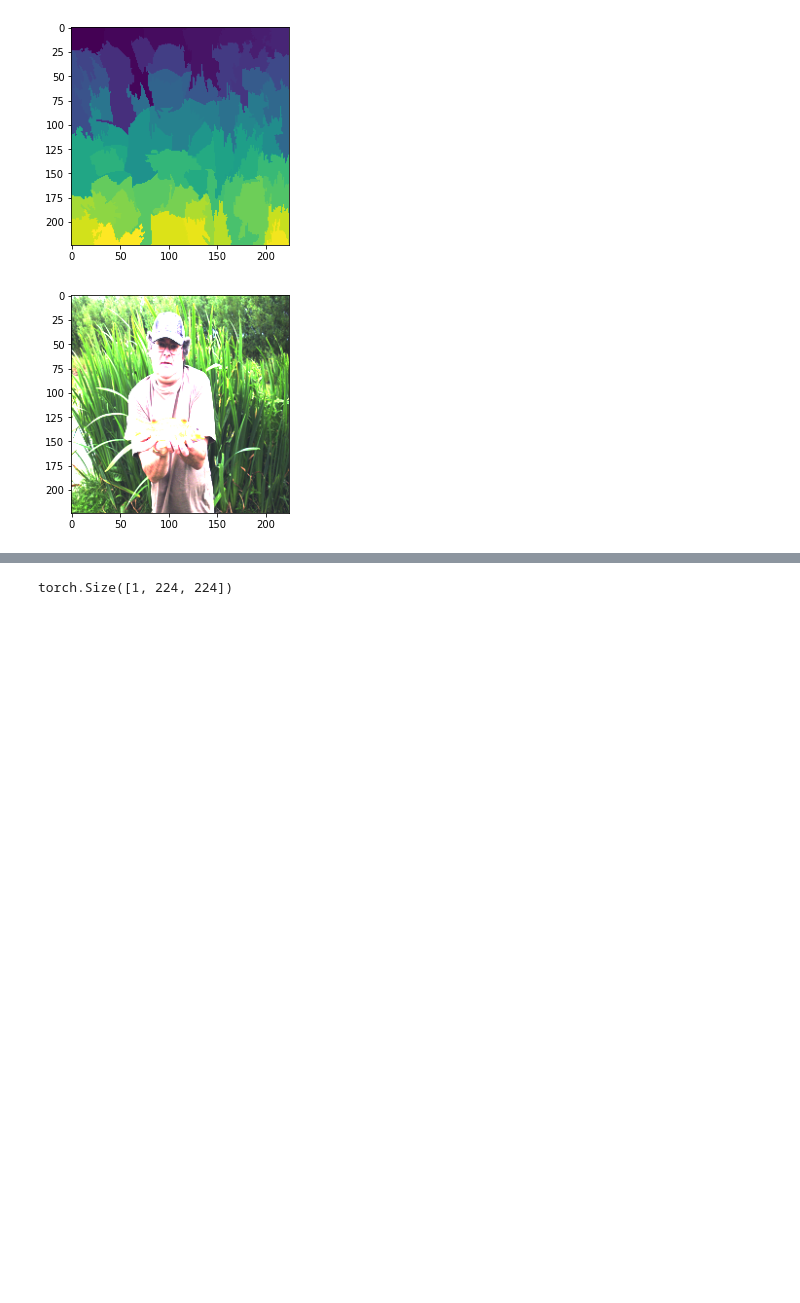
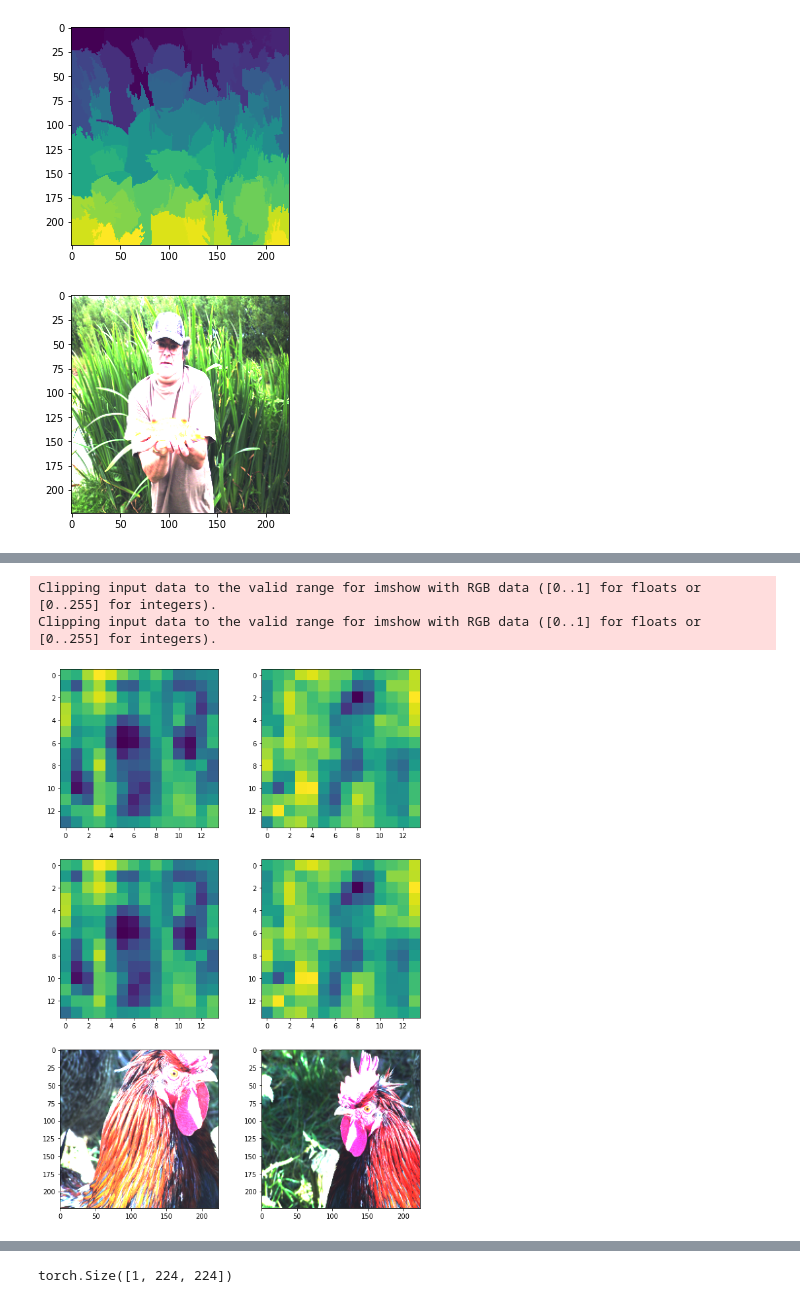
Before and after one commit to KKallidromitis/BYOL-PyTorch-1, a Jupyter notebook: Masknet.ipynb, the cells around one changed output, grey strips where cells are left out. Drawn from its saved outputs; the diff is of its cells as text; code cells hidden in the pictures; blank space fills up the shorter version.

```diff
--- a/Masknet.ipynb
+++ b/Masknet.ipynb
@@ -50,0 +59,2 @@ model.load_state_dict(new_model)
+# %%
+model.online_network.encoder.load_state_dict(new_model)
@@ -91,0 +147,12 @@ Clipping input data to the valid range for imshow with RGB data ([0..1] for floa
+# %%
+with torch.no_grad():
+    emb_1 = model.online_network.encoder(view1.unsqueeze(0).cuda())
+    emb_2 = model.online_network.encoder(view2.unsqueeze(0).cuda())
+    emb_3 = model.online_network.encoder(view_raw.unsqueeze(0).cuda())
+    emb_1_bar = emb_1.mean((-1,-2))
+    emb_2_bar = emb_2.mean((-1,-2))
+    atten_ab = cosine_attention(emb_1,emb_2_bar).detach().cpu()
+    atten_ba = cosine_attention(emb_2,emb_1_bar).detach().cpu()
+    atten_aa = cosine_attention(emb_1,emb_1_bar).detach().cpu()
+    atten_bb = cosine_attention(emb_2,emb_2_bar).detach().cpu()
+    atten_aaaa = cosine_attention2(emb_1,emb_1).detach().cpu()
@@ -91,0 +199,30 @@ Clipping input data to the valid range for imshow with RGB data ([0..1] for floa
+# %%
+extractor = IntermediateLayerGetter(model.online_network.encoder, return_layers={'7':'out','6':'c4','5':'c3'})
+# %%
+f = lambda x:extractor(x)['c4']
+# %%
+image,mask,transform = dataset[100]
+view1,view2,view_raw = image
+with torch.no_grad():
+    emb_1 = f(view1.unsqueeze(0).cuda())
+    emb_2 = f(view2.unsqueeze(0).cuda())
+    emb_3 = f(view_raw.unsqueeze(0).cuda())
+    emb_1_bar = emb_3.mean((-1,-2))
+    emb_2_bar = emb_3.mean((-1,-2))
+    atten_ab = cosine_attention(emb_1,emb_2_bar).detach().cpu()
+    atten_ba = cosine_attention(emb_2,emb_1_bar).detach().cpu()
+    atten_aa = cosine_attention(emb_1,emb_1_bar).detach().cpu()
+    atten_bb = cosine_attention(emb_2,emb_2_bar).detach().cpu()
+    atten_aaaa = cosine_attention2(emb_1,emb_1).detach().cpu()
+
+fig,ax = plt.subplots(3,2,figsize=(10,15))
+ax[0][0].imshow(atten_aa[0])
+ax[0][1].imshow(atten_ba[0])
+ax[1][0].imshow(atten_ab[0])
+ax[1][1].imshow(atten_bb[0])
+plot_image(ax[2][0],view1)
+plot_image(ax[2][1],view2)
+# %% [output]
+Clipping input data to the valid range for imshow with RGB data ([0..1] for floats or [0..255] for integers).
+Clipping input data to the valid range for imshow with RGB data ([0..1] for floats or [0..255] for integers).
+[figure, added]
```
Also changed, not shown: parts of 23 cells of this notebook, 5 other files.
